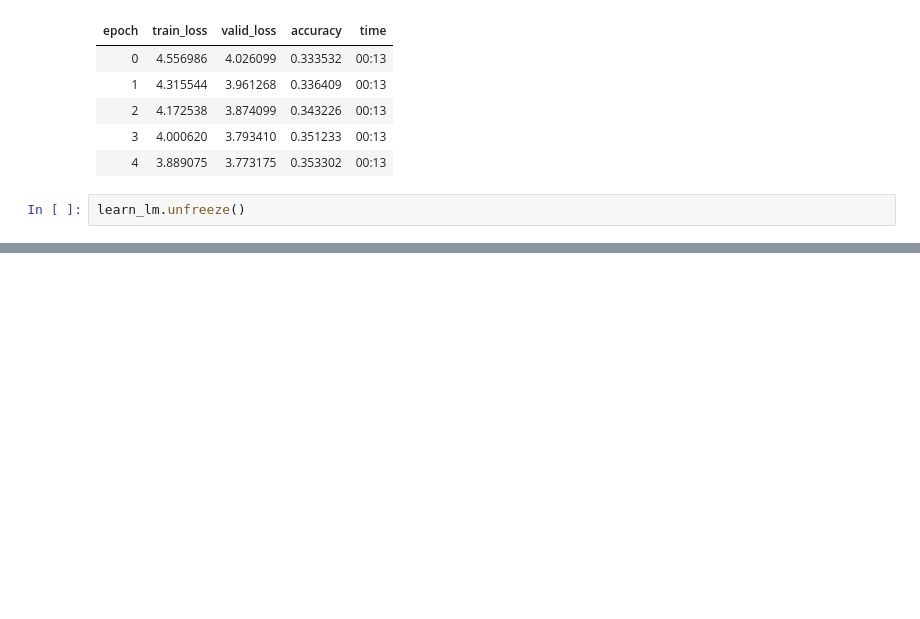
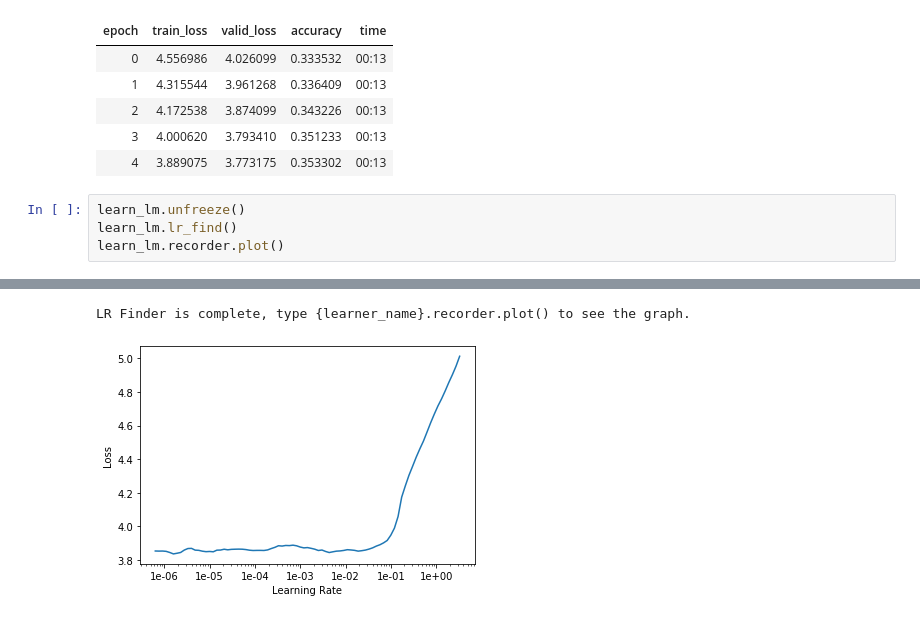
Before and after one commit to Sylar257/Non-English-language-NLP, a Jupyter notebook: Vietnamese Sentiment Analysis.ipynb, the cells around one changed output, grey strips where cells are left out. Drawn from its saved outputs; the diff is of its cells as text; blank space fills up the shorter version.

```diff
--- a/Vietnamese Sentiment Analysis.ipynb
+++ b/Vietnamese Sentiment Analysis.ipynb
@@ -237,5 +237,8 @@ learn_lm.fit_one_cycle(5, lr, moms=(0.8, 0.7))
 | 2 | 4.172538 | 3.874099 | 0.343226 | 00:13 |
 | 3 | 4.000620 | 3.793410 | 0.351233 | 00:13 |
 | 4 | 3.889075 | 3.773175 | 0.353302 | 00:13 |
-# %%
-learn_lm.unfreeze()
+# %%
+learn_lm.unfreeze()
+learn_lm.lr_find()
+learn_lm.recorder.plot()
+# %% [output]
@@ -241,0 +246,2 @@ learn_lm.unfreeze()
+LR Finder is complete, type {learner_name}.recorder.plot() to see the graph.
+[figure, added]
```
Also changed, not shown: parts of 10 cells of this notebook.
